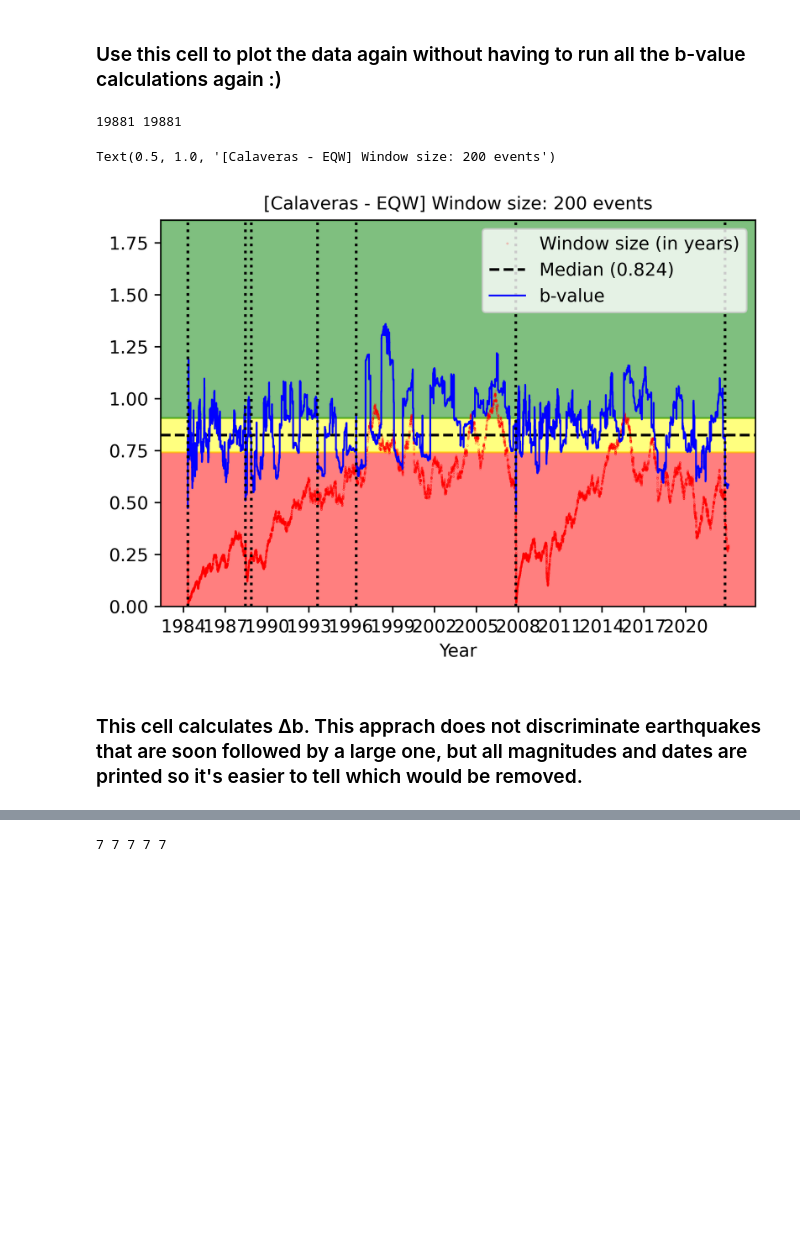
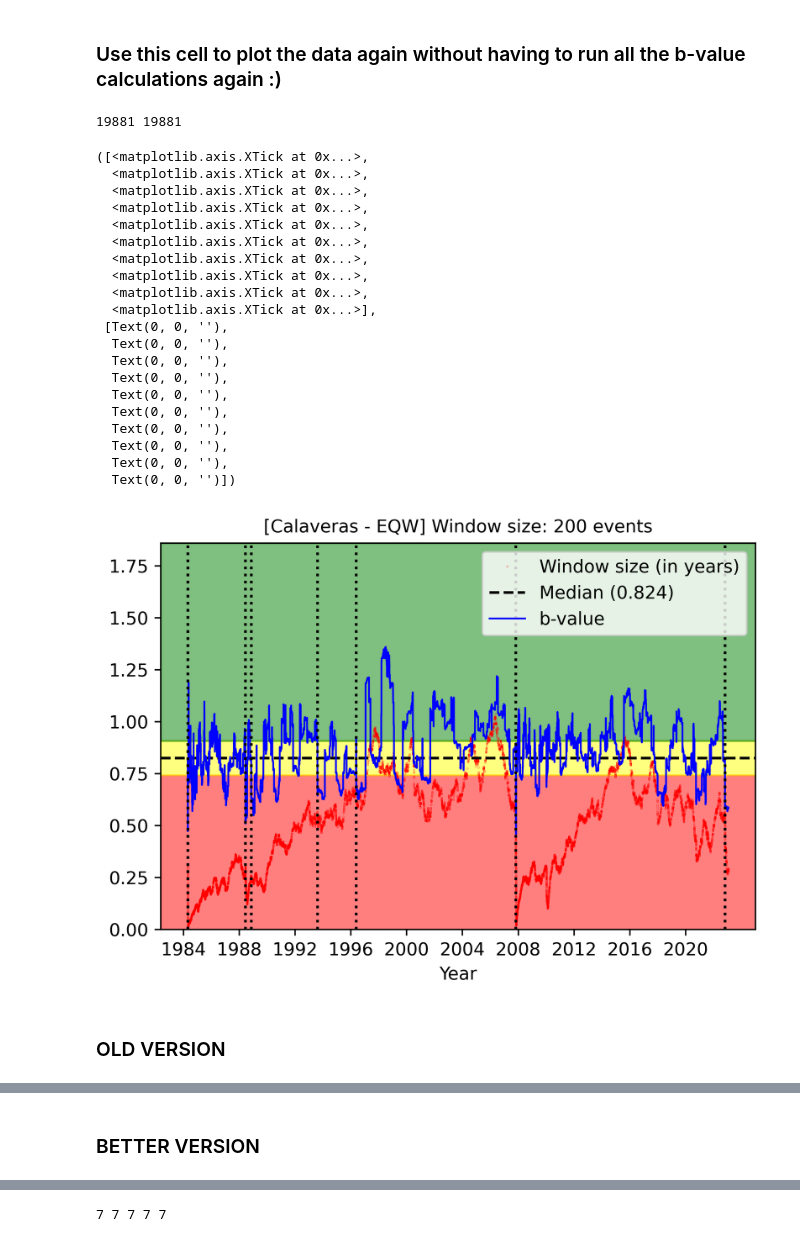
Before and after one commit to yair-franco/traffic_light_project, a Jupyter notebook: TLP_Table.ipynb, the cells around one changed output, grey strips where cells are left out. Cells and saved outputs as stored; diff of their text form; code cells hidden in the pictures; blank space fills up the shorter version.

```diff
--- a/TLP_Table.ipynb
+++ b/TLP_Table.ipynb
@@ -361,22 +361,42 @@ x range: 1984.3147000309907 to 2023.0646189526256; array lengths: (19881, 19881)
 # %%
 plt.plot(bDates,ewLens,"r.",markersize=0.2,label="Window size (in years)")
 addbVal_slide(slide,bEW,bDates,xMin,xMax,1)
 for x in bigDates:
     if x == min(bigDates):
         plt.axvline(x, color='black', linestyle=':',label=f'Earthquakes M>{bigMag}')
     plt.axvline(x, color='black', linestyle=':')
 
 # plt.plot(bDates,ewLens,"ro",markersize=0.5,label="Window size (in years)")
 plt.title(f"[Calaveras - EQW] Window size: {ewSize} events",fontsize=10)
 #plt.yticks(np.arange(0, 2, step=0.15))
 #plt.tick_params(axis='y', which='both', labelleft='on', labelright='on')
+plt.xticks(np.arange(1984,2024,step=4))
 #plt.xlim(2006,2009)
 # %% [output]
 19881 19881
-Text(0.5, 1.0, '[Calaveras - EQW] Window size: 200 events')
+([<matplotlib.axis.XTick at 0x...>,
+  <matplotlib.axis.XTick at 0x...>,
+  <matplotlib.axis.XTick at 0x...>,
+  <matplotlib.axis.XTick at 0x...>,
+  <matplotlib.axis.XTick at 0x...>,
+  <matplotlib.axis.XTick at 0x...>,
+  <matplotlib.axis.XTick at 0x...>,
+  <matplotlib.axis.XTick at 0x...>,
+  <matplotlib.axis.XTick at 0x...>,
+  <matplotlib.axis.XTick at 0x...>],
+ [Text(0, 0, ''),
+  Text(0, 0, ''),
+  Text(0, 0, ''),
+  Text(0, 0, ''),
+  Text(0, 0, ''),
+  Text(0, 0, ''),
+  Text(0, 0, ''),
+  Text(0, 0, ''),
+  Text(0, 0, ''),
+  Text(0, 0, '')])
-[figure, old version]
+[figure, new version]
-# %% [markdown]
-### This cell calculates Δb. This apprach does not discriminate earthquakes that are soon followed by a large one, but all magnitudes and dates are printed so it's easier to tell which would be removed.
+# %% [markdown]
+### OLD VERSION
 # %%
 print(f"Dates when earthquakes of magnitude {bigMag} or more occured: {bigDates}")
 bigIndices = []
@@ -421,6 +441,8 @@ Earthquake 5 out of 7 added. Magnitude: 4.7. Date: 1996.3876182822935. Median de
 Earthquake 6 out of 7 added. Magnitude: 5.45. Date: 2007.8304888023213. Median deviation: -0.2893948963627521
 Earthquake 7 out of 7 and beyond not included (too close to end of dataset). First magnitude tossed: 5.06. Date: 2022.8158334189498
 Absolute deviation from the median of 500 b-values before each big event: [-0.20877889115687642, -0.07235811597453623, -0.27601318450705059, -0.06085327311992228, -0.28939489636275212]
+# %% [markdown]
+### BETTER VERSION
 # %%
 print(f"Dates when earthquakes of magnitude {bigMag} or more occured: {bigDates}")
 #print(len(mag[index]))
```
Also changed, not shown: parts of 8 cells of this notebook.
